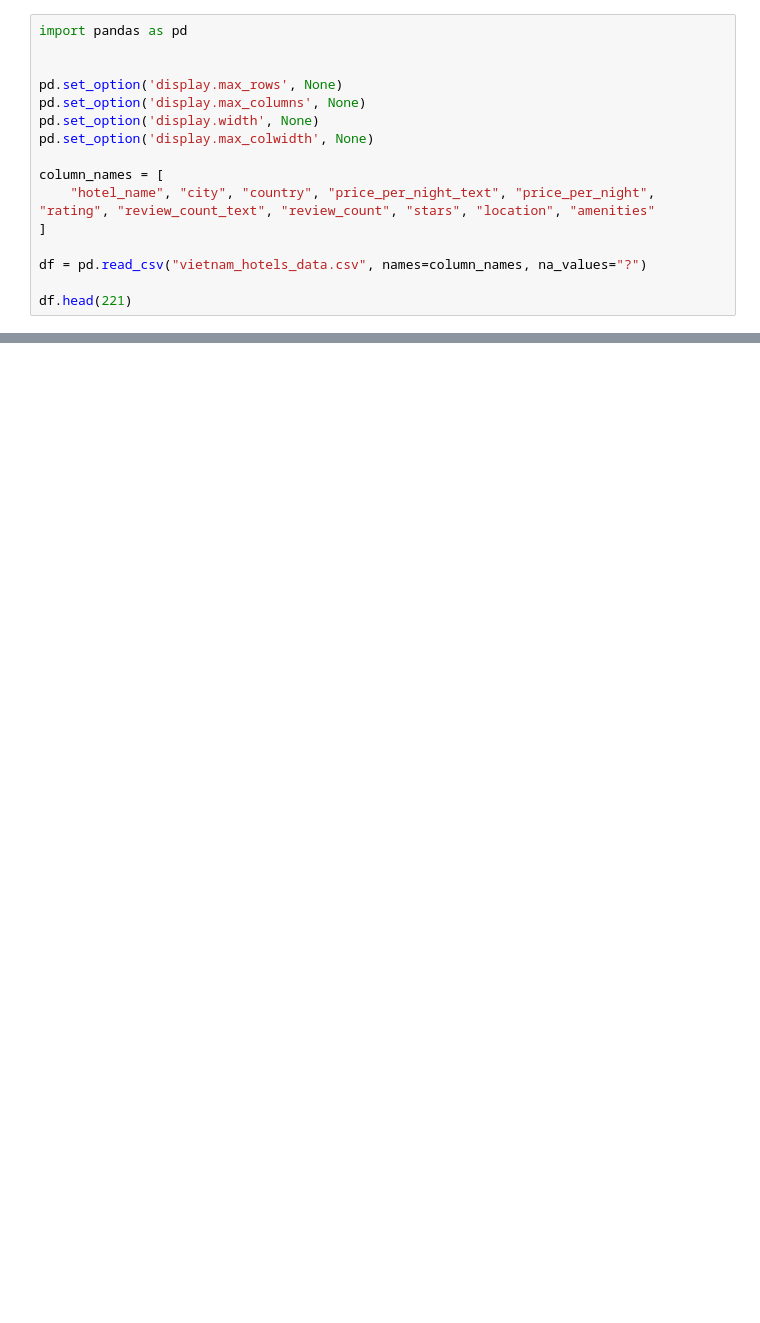
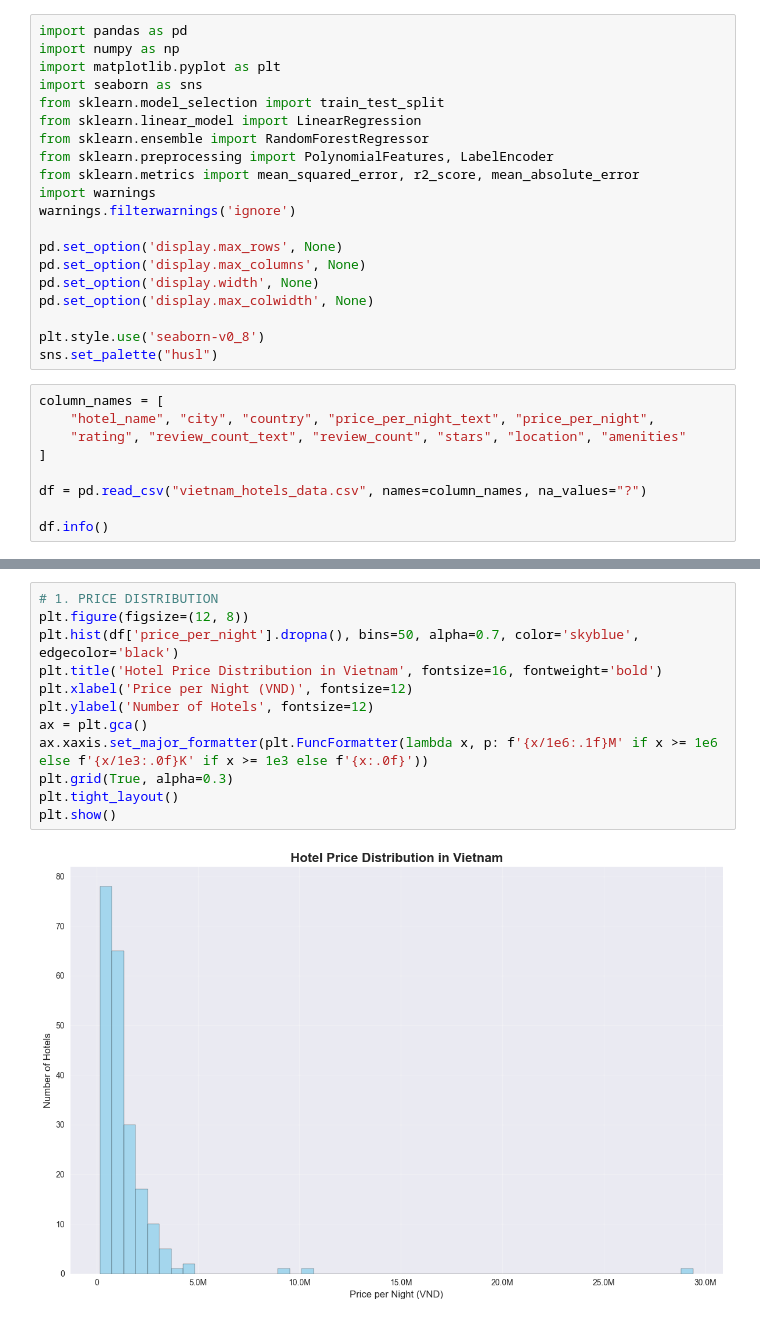
Before and after one commit to TechmoNoway/hotel-price-prediction-analysis, a Jupyter notebook: main.ipynb, the cells around one changed output, grey strips where cells are left out. Saved outputs shown, nothing was run; the diff lists cells and outputs as text; blank space fills up the shorter version.

```diff
--- a/main.ipynb
+++ b/main.ipynb
@@ -1,17 +1,30 @@
+# %%
+import pandas as pd
+import numpy as np
+import matplotlib.pyplot as plt
+import seaborn as sns
+from sklearn.model_selection import train_test_split
+from sklearn.linear_model import LinearRegression
+from sklearn.ensemble import RandomForestRegressor
+from sklearn.preprocessing import PolynomialFeatures, LabelEncoder
+from sklearn.metrics import mean_squared_error, r2_score, mean_absolute_error
+import warnings
+warnings.filterwarnings('ignore')
+
+pd.set_option('display.max_rows', None)
+pd.set_option('display.max_columns', None)
+pd.set_option('display.width', None)
+pd.set_option('display.max_colwidth', None)
+
+plt.style.use('seaborn-v0_8')
+sns.set_palette("husl")
 # %%
-import pandas as pd
-
-
-pd.set_option('display.max_rows', None)
-pd.set_option('display.max_columns', None)
-pd.set_option('display.width', None)
-pd.set_option('display.max_colwidth', None)
-
 column_names = [
-    "hotel_name", "city", "country", "price_per_night_text", "price_per_night", "rating", "review_count_text", "review_count", "stars", "location", "amenities"
+    "hotel_name", "city", "country", "price_per_night_text", "price_per_night",
+    "rating", "review_count_text", "review_count", "stars", "location", "amenities"
 ]
 
 df = pd.read_csv("vietnam_hotels_data.csv", names=column_names, na_values="?")
 
-df.head(221)
+df.info()
 # %% [output]
@@ -34,0 +105,14 @@ df.head(221)
+# %%
+# 1. PRICE DISTRIBUTION
+plt.figure(figsize=(12, 8))
+plt.hist(df['price_per_night'].dropna(), bins=50, alpha=0.7, color='skyblue', edgecolor='black')
+plt.title('Hotel Price Distribution in Vietnam', fontsize=16, fontweight='bold')
+plt.xlabel('Price per Night (VND)', fontsize=12)
+plt.ylabel('Number of Hotels', fontsize=12)
+ax = plt.gca()
+ax.xaxis.set_major_formatter(plt.FuncFormatter(lambda x, p: f'{x/1e6:.1f}M' if x >= 1e6 else f'{x/1e3:.0f}K' if x >= 1e3 else f'{x:.0f}'))
+plt.grid(True, alpha=0.3)
+plt.tight_layout()
+plt.show()
+# %% [output]
+[figure, added]
```
Also changed, not shown: parts of 27 cells of this notebook, 7 other files.
